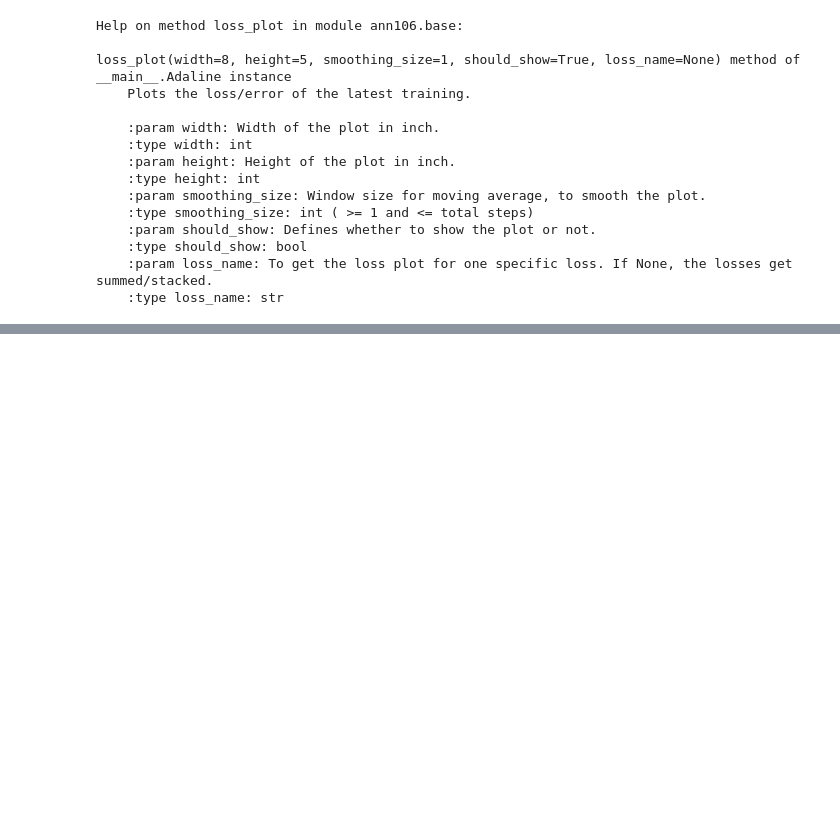
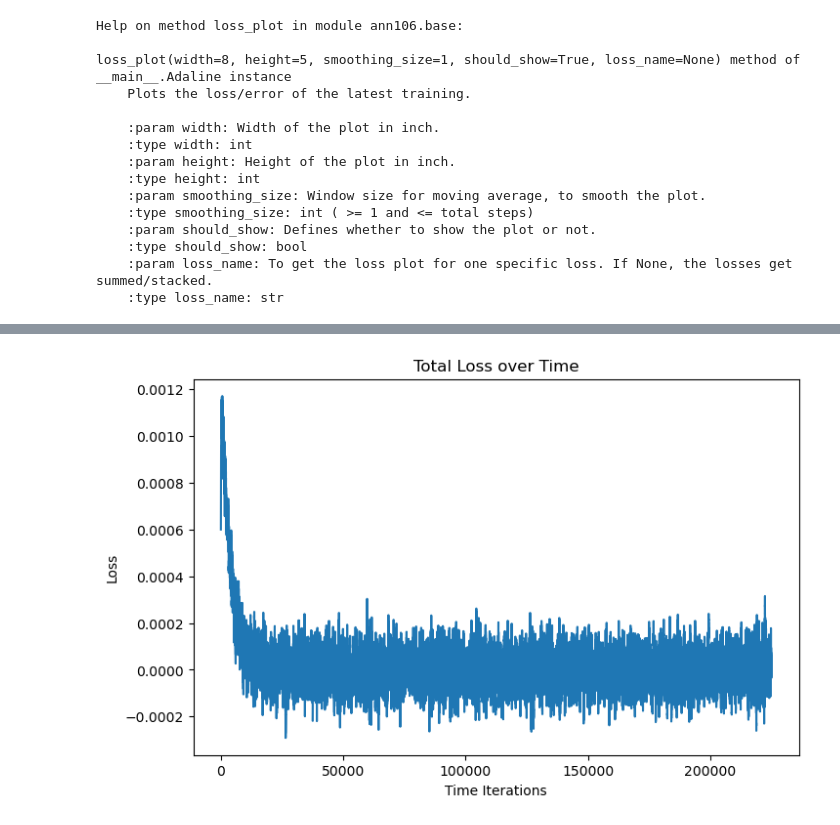
Before and after one commit to xXAI-botXx/ANN-106, a Jupyter notebook: src/test-notebooks/Simple-Adaline.ipynb, the cells around one changed output, grey strips where cells are left out. Saved outputs shown, nothing was run; the diff lists cells and outputs as text; code cells hidden in the pictures; blank space fills up the shorter version.

```diff
--- a/src/test-notebooks/Simple-Adaline.ipynb
+++ b/src/test-notebooks/Simple-Adaline.ipynb
@@ -127,0 +131,6 @@ model.loss_plot(smoothing_size=250)
+# %%
+model = Adaline()
+learn_rate_scheduler = ann.learn_rate.LearnrateScheduler(start_learnrate=0.005)
+model.train(X=X, y=y, epochs=500, parallel_computing=False, print_ever_x_steps=1000,
+            learn_rate_scheduler=learn_rate_scheduler)
+model.eval(X=X, y=y, group_function=np.mean)
@@ -127,0 +151,4 @@ model.loss_plot(smoothing_size=250)
+# %%
+model.loss_plot(smoothing_size=100000)
+# %% [output]
+[figure, added]
```
Also changed, not shown: parts of 14 cells of this notebook, 8 other files.
